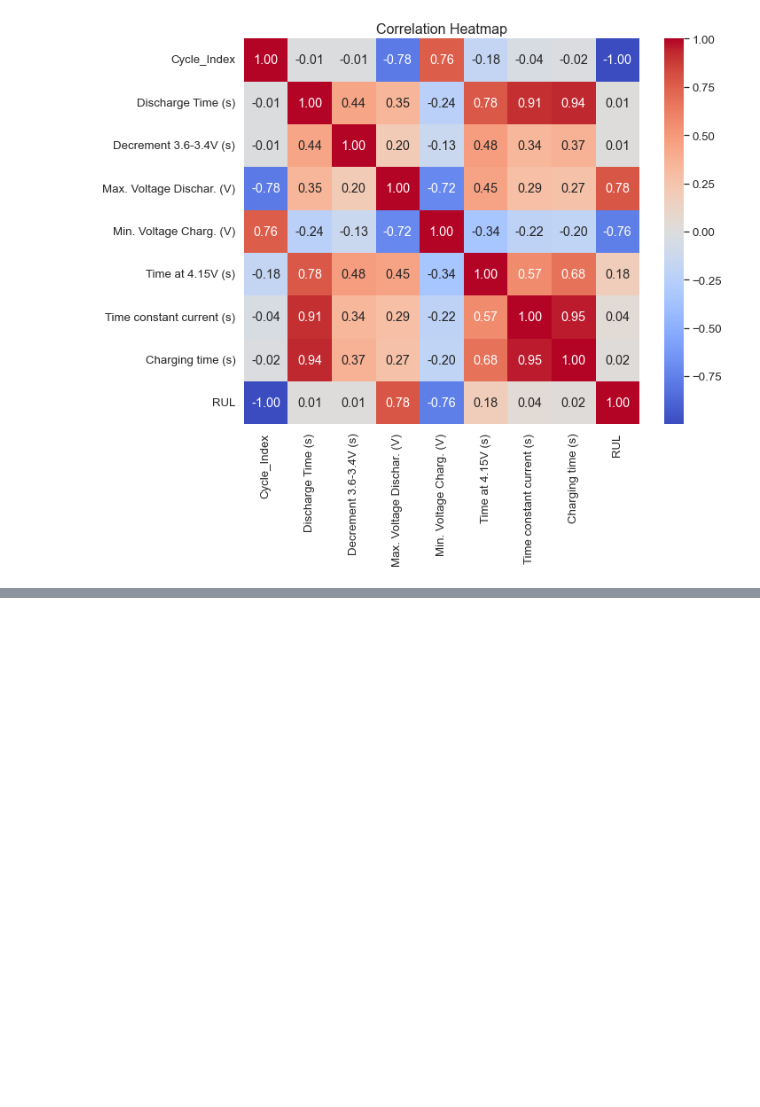
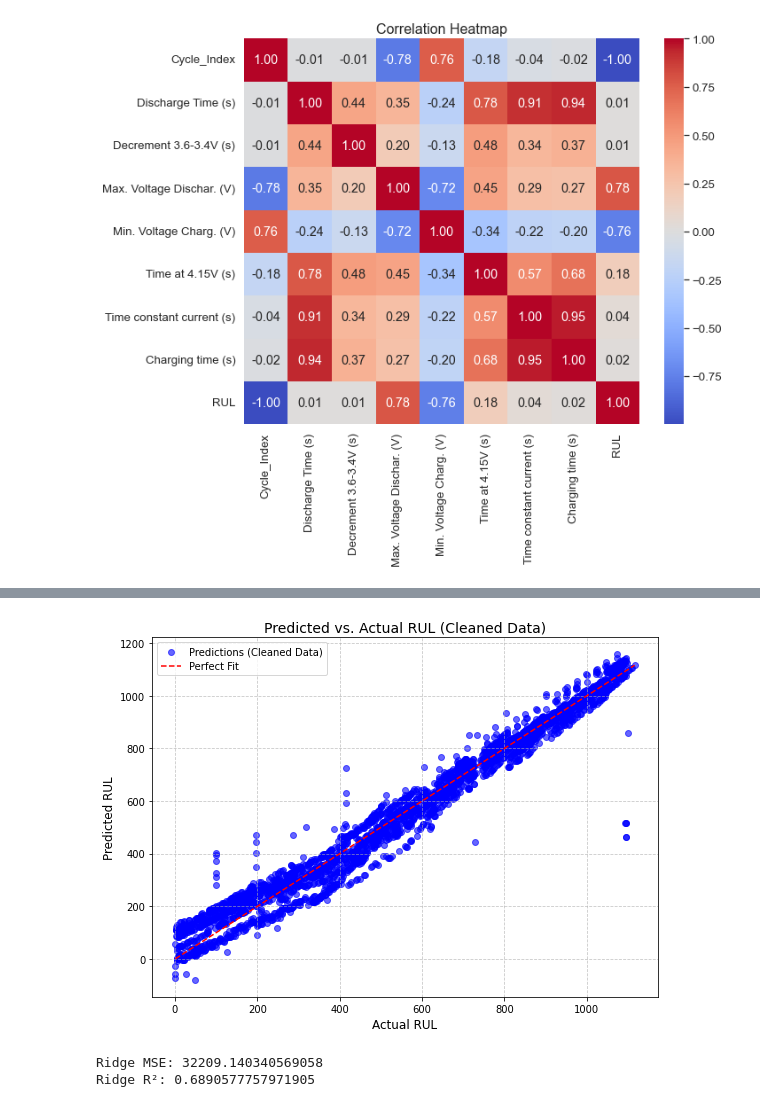
Before and after one commit to jgd45/Project1DS675, a Jupyter notebook: project_implement.ipynb, the cells around one changed output, grey strips where cells are left out. Cells and saved outputs as stored; diff of their text form; code cells hidden in the pictures; blank space fills up the shorter version.

```diff
--- a/project_implement.ipynb
+++ b/project_implement.ipynb
@@ -148,0 +298,33 @@ plt.show()
+# %%
+# Plot the cleaned data's predictions vs. actual values
+plt.figure(figsize=(8, 6))
+plt.scatter(y_test_cleaned, y_test_pred_cleaned, color='blue', label='Predictions (Cleaned Data)', alpha=0.6)
+plt.plot([y_test_cleaned.min(), y_test_cleaned.max()],
+         [y_test_cleaned.min(), y_test_cleaned.max()],
+         color='red', linestyle='--', label='Perfect Fit')  # Reference line
+plt.title('Predicted vs. Actual RUL (Cleaned Data)', fontsize=14)
+plt.xlabel('Actual RUL', fontsize=12)
+plt.ylabel('Predicted RUL', fontsize=12)
+plt.legend()
+plt.grid(True, linestyle='--', alpha=0.7)
+plt.tight_layout()
+plt.show()
+# %% [output]
+[figure, added]
+# %%
+from sklearn.linear_model import Ridge
+
+# Train Ridge Regression model
+ridge_model = Ridge(alpha=1.0)
+ridge_model.fit(X_train, y_train)
+
+# Make predictions and evaluate
+y_pred_ridge = ridge_model.predict(X_test)
+mse_ridge = mean_squared_error(y_test, y_pred_ridge)
+r2_ridge = r2_score(y_test, y_pred_ridge)
+
+print("Ridge MSE:", mse_ridge)
+print("Ridge R²:", r2_ridge)
+# %% [output]
+Ridge MSE: 32209.140340569058
+Ridge R²: 0.6890577757971905
```
Also changed, not shown: parts of 10 cells of this notebook.
